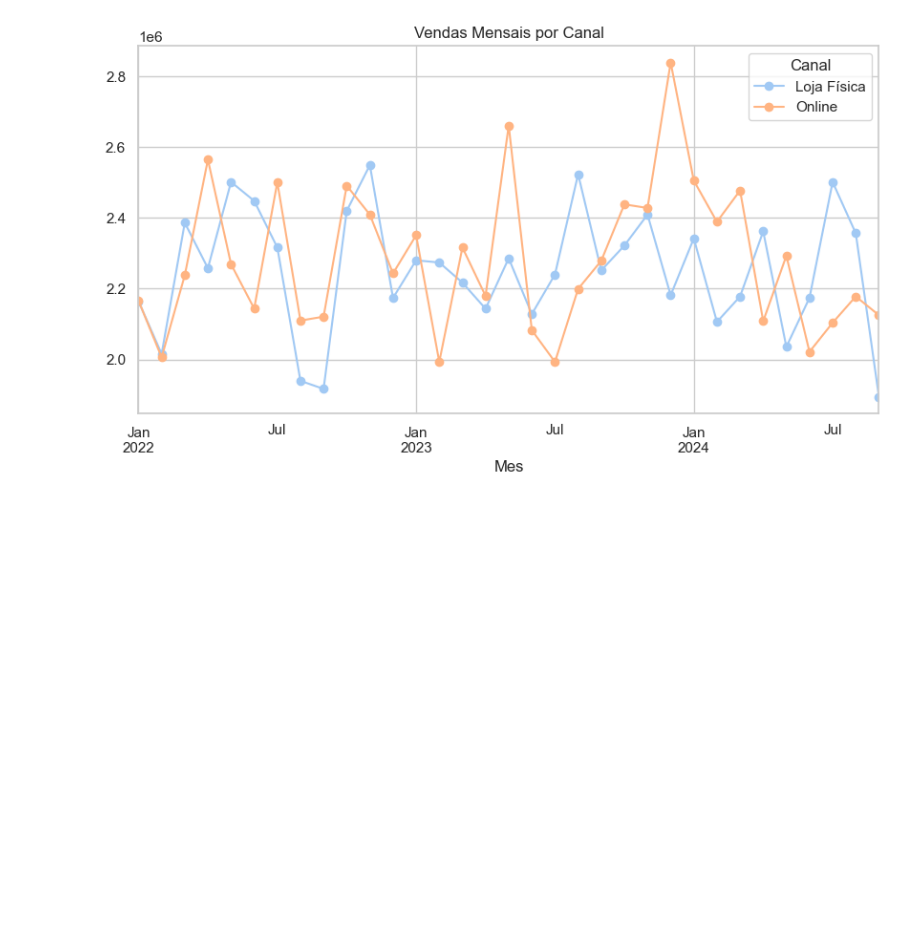
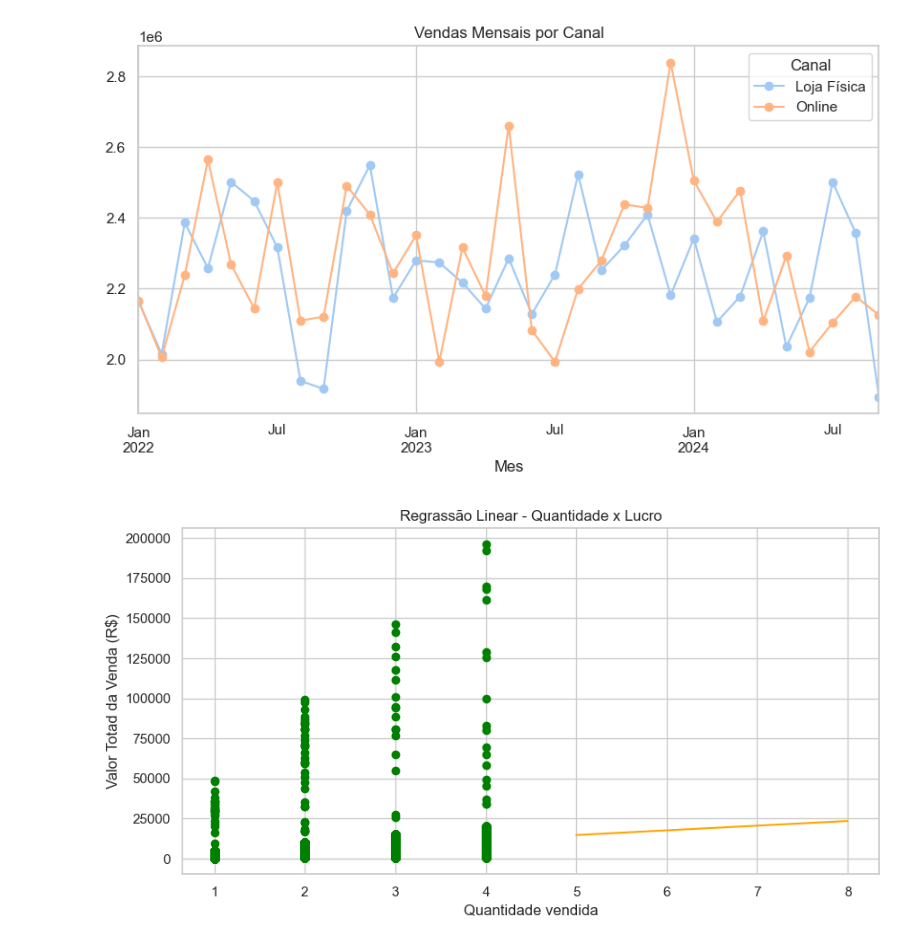
Before and after one commit to leticyanunes/Projeto_NARA, a Jupyter notebook: beatriz.ipynb, the cells around one changed output. Saved outputs shown, nothing was run; the diff lists cells and outputs as text; code cells hidden in the pictures; blank space fills up the shorter version.

```diff
--- a/beatriz.ipynb
+++ b/beatriz.ipynb
@@ -454,3 +455,21 @@ See the caveats in the documentation: https://pandas.pydata.org/pandas-docs/stab
 df_vendas.to_csv("vendas_tratada.csv", index=False)
 produtos.to_csv("produtos_tratados.csv", index=False)
 clientes.to_csv("clientes_tratados.csv", index=False)
+# %%
+x = df_vendas[['Quantidade']]
+y = df_vendas[['Valor_Total']]
+
+modelo = LinearRegression()
+modelo.fit(x,y)
+x_pred = pd.DataFrame ({'Quantidade': [5, 6, 7, 8]})
+y_pred = modelo.predict(x_pred)
+
+plt.Figure(figsize=(8,5))
+plt.scatter(x, y, color = 'green')
+plt.plot(x_pred, y_pred, color = 'orange')
+plt.xlabel('Quantidade vendida')
+plt.ylabel('Valor Totad da Venda (R$)')
+plt.title('Regrassão Linear - Quantidade x Lucro')
+plt.show()
+# %% [output]
+[figure, added]
```
Also changed, not shown: parts of 10 cells of this notebook.
